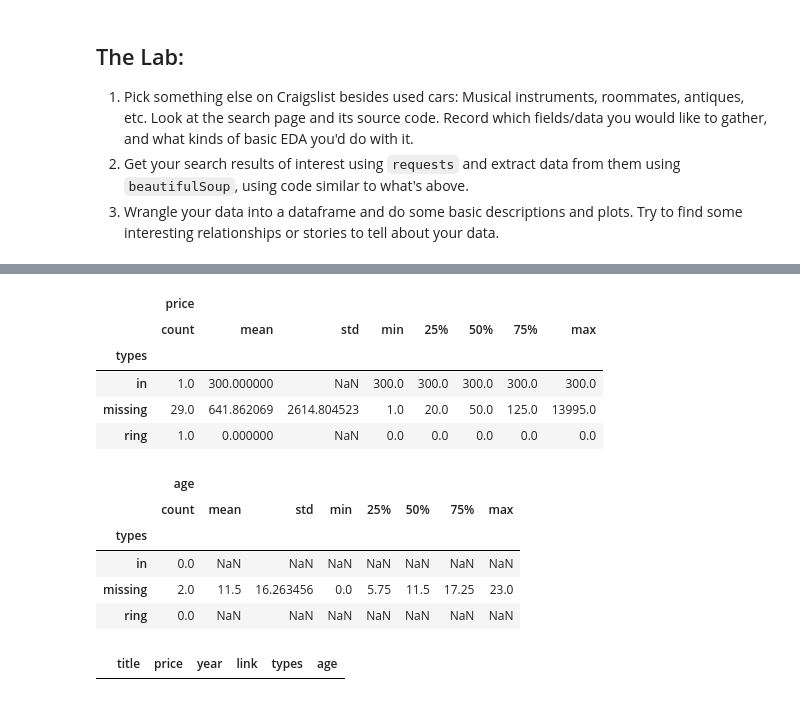
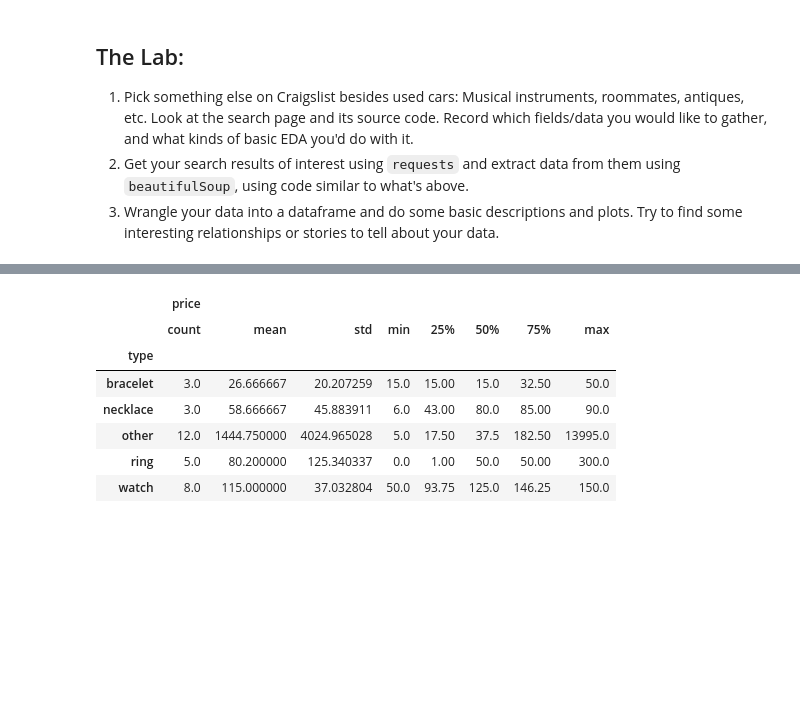
Before and after one commit to elyse-undan/wrangling, a Jupyter notebook: lab/lab_code.ipynb, the cells around one changed output, grey strips where cells are left out. Cells and saved outputs as stored; diff of their text form; code cells hidden in the pictures; blank space fills up the shorter version.

```diff
--- a/lab/lab_code.ipynb
+++ b/lab/lab_code.ipynb
@@ -22,7 +22,7 @@ header = {'User-Agent': 'Mozilla/5.0 (Windows NT 10.0; Win64; x64; rv:124.0) Gec
 url = 'https://charlottesville.craigslist.org/search/jwa#search=2~gallery~0'
 raw = requests.get(url,headers=header) # Get page
 
-types = ['necklace', 'watch', 'bracelet', 'ring', 'earring']
+types = ['necklace', 'watch', 'bracelet', 'ring', 'earring', 'pendant', 'chain']
 
 
 bsObj = soup(raw.content,'html.parser') # Parse the html
@@ -54,8 +78,7 @@ df = pd.DataFrame.from_dict(data)
 df['price'] = df['price'].str.replace('$','')
 df['price'] = df['price'].str.replace(',','')
 df['price'] = pd.to_numeric(df['price'],errors='coerce')
-df['year'] = pd.to_numeric(df['year'],errors='coerce')
-df['age'] = 2025-df['year']
+df['price_category'] = pd.cut(df['price'], bins=[-1, 0, 50, 150, 500, float('inf')], labels=['free', 'budget', 'mid-range', 'premium', 'luxury'])
 print(df.shape)
 df.to_csv('craigslist_cville_jewelry.csv')
 df.head()
@@ -99,24 +166,12 @@ Name: age, dtype: float64
 # %%
 # Price by type:
-df.loc[:,['price','types']].groupby('types').describe()
+df.loc[:,['price','type']].groupby('type').describe()
 # %% [output]
 |  | price |  |  |  |  |  |  |  |
 |  | count | mean | std | min | 25% | 50% | 75% | max |
-| types |  |  |  |  |  |  |  |  |
-| in | 1.0 | 300.000000 | NaN | 300.0 | 300.0 | 300.0 | 300.0 | 300.0 |
-| missing | 29.0 | 641.862069 | 2614.804523 | 1.0 | 20.0 | 50.0 | 125.0 | 13995.0 |
-| ring | 1.0 | 0.000000 | NaN | 0.0 | 0.0 | 0.0 | 0.0 | 0.0 |
+| type |  |  |  |  |  |  |  |  |
+| bracelet | 3.0 | 26.666667 | 20.207259 | 15.0 | 15.00 | 15.0 | 32.50 | 50.0 |
+| necklace | 3.0 | 58.666667 | 45.883911 | 6.0 | 43.00 | 80.0 | 85.00 | 90.0 |
+| other | 12.0 | 1444.750000 | 4024.965028 | 5.0 | 17.50 | 37.5 | 182.50 | 13995.0 |
+| ring | 5.0 | 80.200000 | 125.340337 | 0.0 | 1.00 | 50.0 | 50.00 | 300.0 |
+| watch | 8.0 | 115.000000 | 37.032804 | 50.0 | 93.75 | 125.0 | 146.25 | 150.0 |
-# %%
-# Age by type:
-df.loc[:,['age','types']].groupby('types').describe()
-# %% [output]
-|  | age |  |  |  |  |  |  |  |
-|  | count | mean | std | min | 25% | 50% | 75% | max |
-| types |  |  |  |  |  |  |  |  |
-| in | 0.0 | NaN | NaN | NaN | NaN | NaN | NaN | NaN |
-| missing | 2.0 | 11.5 | 16.263456 | 0.0 | 5.75 | 11.5 | 17.25 | 23.0 |
-| ring | 0.0 | NaN | NaN | NaN | NaN | NaN | NaN | NaN |
-# %%
-df.loc[ df['types']=='watch',:]
-# %% [output]
-|  | title | price | year | link | types | age |
```
Also changed, not shown: parts of 16 cells of this notebook, 2 other files.
